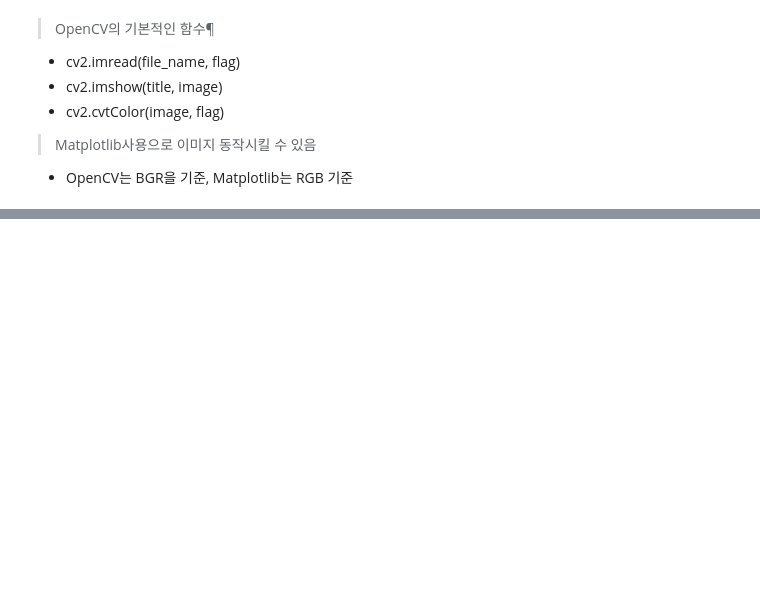
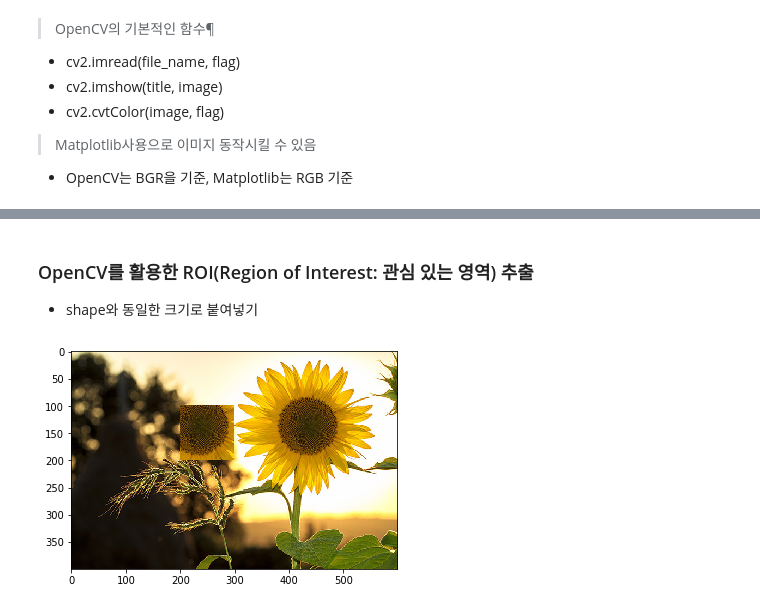
Before and after one commit to LEEHYUNJI94/Python, a Jupyter notebook: Open CV.ipynb, the cells around one changed output, grey strips where cells are left out. Drawn from its saved outputs; the diff is of its cells as text; code cells hidden in the pictures; blank space fills up the shorter version.

```diff
--- a/Open CV.ipynb
+++ b/Open CV.ipynb
@@ -38,0 +89,21 @@ plt.show()
+# %% [markdown]
+### OpenCV를 활용한 ROI(Region of Interest: 관심 있는 영역) 추출
+
+*   shape와 동일한 크기로 붙여넣기
+# %%
+import cv2
+import matplotlib.pyplot as plt
+
+imgfortest=cv2.imread("sunflower.jpg")
+imgforchco=cv2.imread("sunflower.jpg")
+
+#####슬라이싱으로 ROI처리#####
+Reason_of_In=imgfortest[100:200, 400:500]
+
+#####ROI단위로 이미지 복사#####
+imgfortest[100:200,200:300]=Reason_of_In  #[200-100:500-400]=[200-100.300-200] 같은 크기여야 ROI처리 후 복사가능
+
+plt.imshow(cv2.cvtColor(imgfortest,cv2.COLOR_BGR2RGB))
+plt.show()
+# %% [output]
+[figure, added]
```
Also changed, not shown: parts of 7 cells of this notebook.
